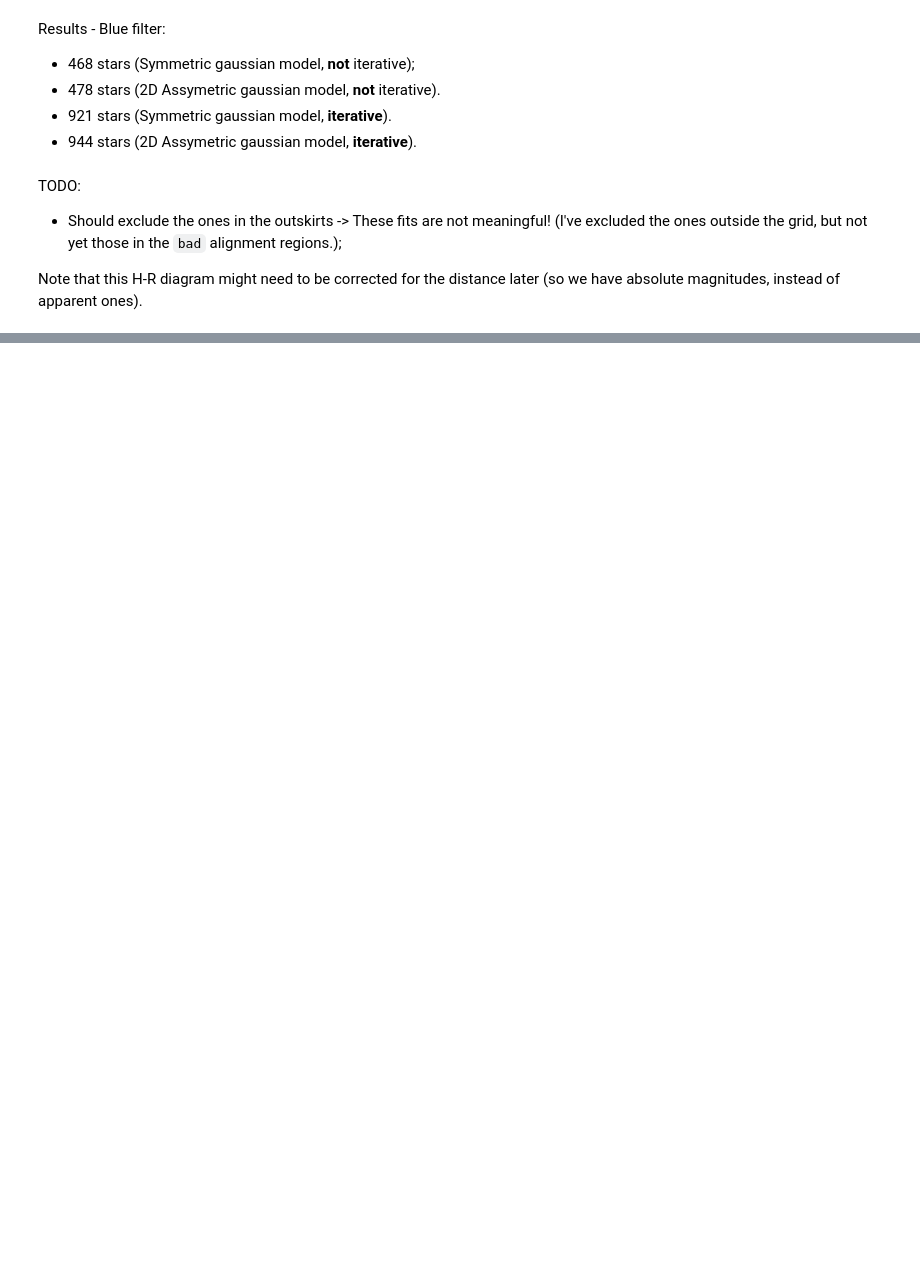
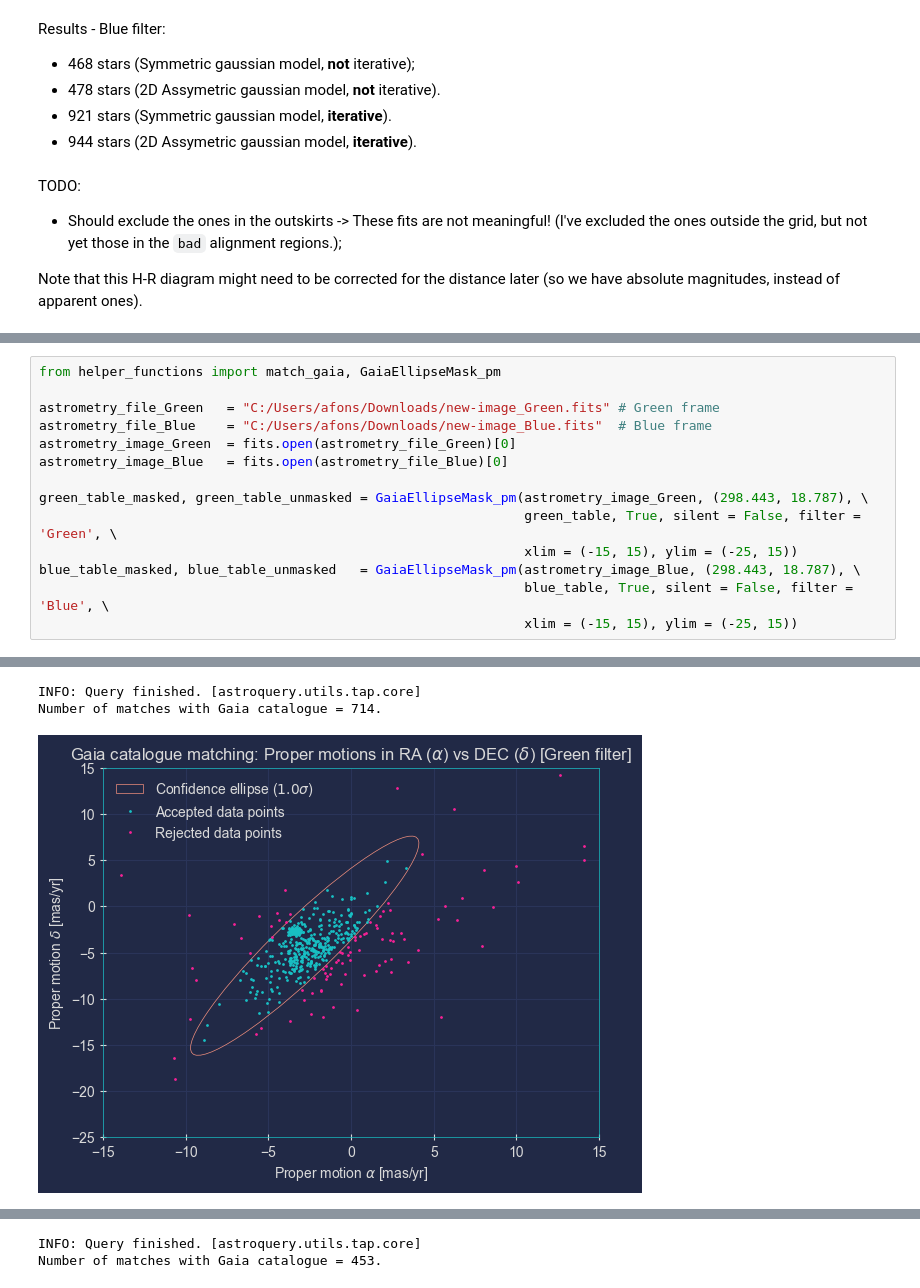
Before and after one commit to kaiuki2000/Lab_Astro_2023, a Jupyter notebook: Clean-up/M71/Final_Notebook.ipynb, the cells around one changed output, grey strips where cells are left out. Saved outputs shown, nothing was run; the diff lists cells and outputs as text; blank space fills up the shorter version.

```diff
--- a/Clean-up/M71/Final_Notebook.ipynb
+++ b/Clean-up/M71/Final_Notebook.ipynb
@@ -105,0 +142,15 @@ BV_List = GenerateHR(blue_table, green_table, match_dist = 1.0, silent = True)
+# %%
+from helper_functions import match_gaia, GaiaEllipseMask_pm
+
+astrometry_file_Green   = "C:/Users/afons/Downloads/new-image_Green.fits" # Green frame
+astrometry_file_Blue    = "C:/Users/afons/Downloads/new-image_Blue.fits"  # Blue frame
+astrometry_image_Green  = fits.open(astrometry_file_Green)[0]
+astrometry_image_Blue   = fits.open(astrometry_file_Blue)[0]
+
+green_table_masked, green_table_unmasked = GaiaEllipseMask_pm(astrometry_image_Green, (298.443, 18.787), \
+                                                              green_table, True, silent = False, filter = 'Green', \
+                                                              xlim = (-15, 15), ylim = (-25, 15))
+blue_table_masked, blue_table_unmasked   = GaiaEllipseMask_pm(astrometry_image_Blue, (298.443, 18.787), \
+                                                              blue_table, True, silent = False, filter = 'Blue', \
+                                                              xlim = (-15, 15), ylim = (-25, 15))
+# %% [output]
@@ -105,0 +158,3 @@ BV_List = GenerateHR(blue_table, green_table, match_dist = 1.0, silent = True)
+INFO: Query finished. [astroquery.utils.tap.core]
+Number of matches with Gaia catalogue = 714.
+[figure, added]
@@ -105,0 +162,2 @@ BV_List = GenerateHR(blue_table, green_table, match_dist = 1.0, silent = True)
+INFO: Query finished. [astroquery.utils.tap.core]
+Number of matches with Gaia catalogue = 453.
```
Also changed, not shown: parts of 21 cells of this notebook, 2 other files.
